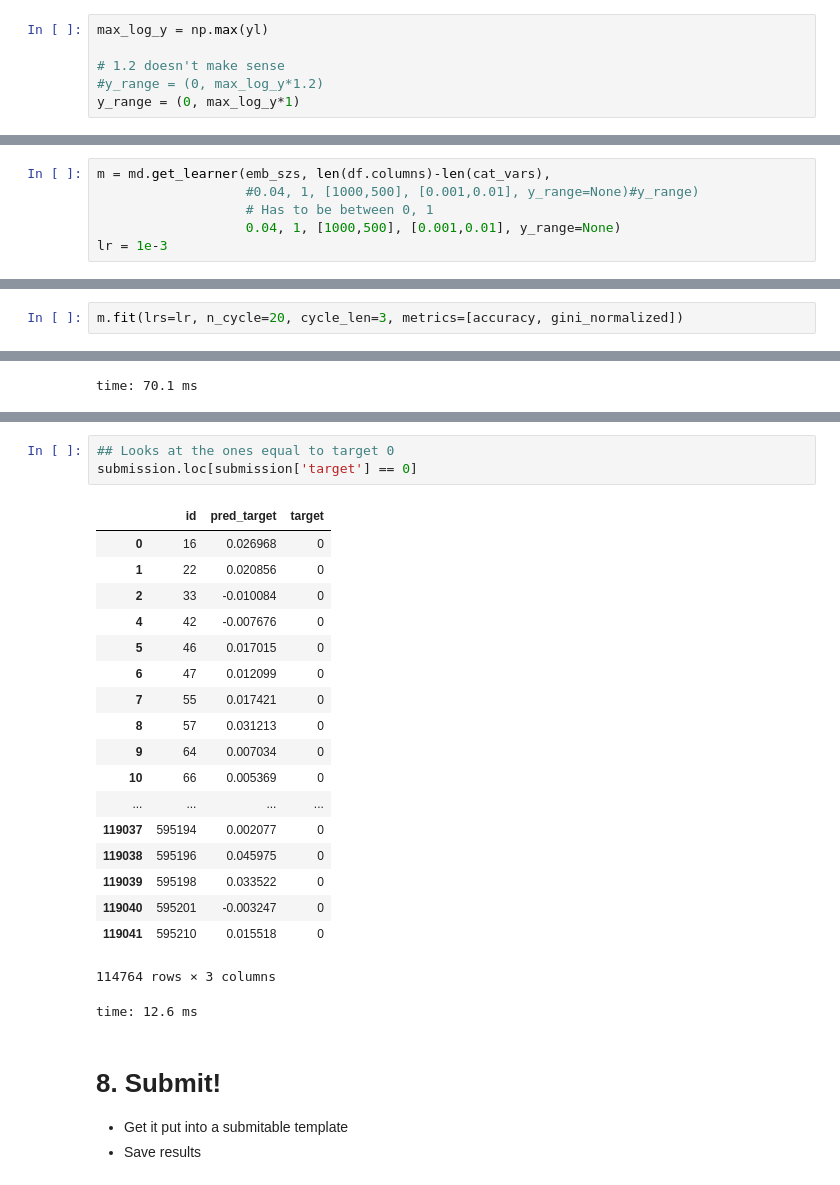
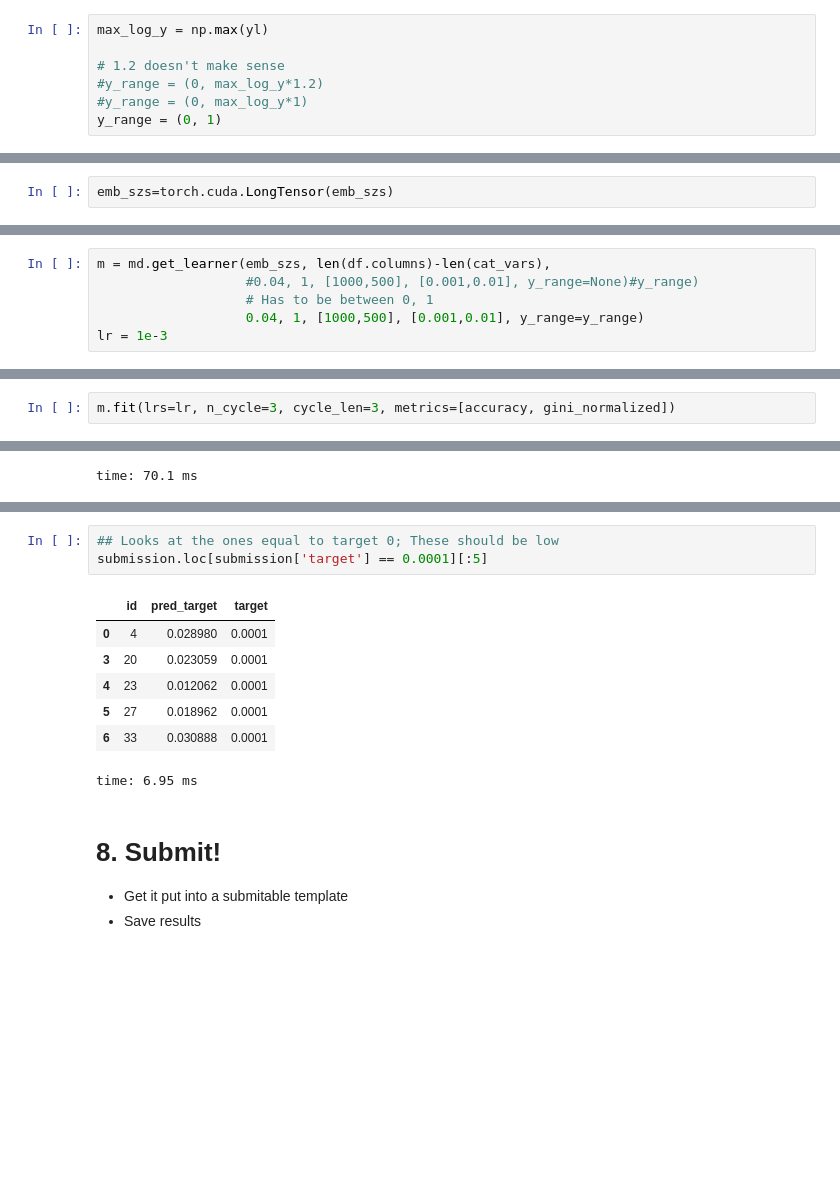
Before and after one commit to jamesdietle/PortoDriver, a Jupyter notebook: Porto-seguro-safe-driver-prediction.ipynb, the cells around one changed output, grey strips where cells are left out. Drawn from its saved outputs; the diff is of its cells as text; blank space fills up the shorter version.

```diff
--- a/Porto-seguro-safe-driver-prediction.ipynb
+++ b/Porto-seguro-safe-driver-prediction.ipynb
@@ -415,5 +385,6 @@ max_log_y = np.max(yl)
 
 # 1.2 doesn't make sense
 #y_range = (0, max_log_y*1.2)
-y_range = (0, max_log_y*1)
+#y_range = (0, max_log_y*1)
+y_range = (0, 1)
 # %% [output]
@@ -473,0 +445,2 @@ time: 1.32 ms
+# %%
+emb_szs=torch.cuda.LongTensor(emb_szs)
@@ -475,6 +461,6 @@ time: 1.32 ms
 m = md.get_learner(emb_szs, len(df.columns)-len(cat_vars),
                    #0.04, 1, [1000,500], [0.001,0.01], y_range=None)#y_range)
                    # Has to be between 0, 1
-                   0.04, 1, [1000,500], [0.001,0.01], y_range=None)
+                   0.04, 1, [1000,500], [0.001,0.01], y_range=y_range)
 lr = 1e-3
 # %% [output]
@@ -504,5 +491,5 @@ time: 708 µs
 # %%
-m.fit(lrs=lr, n_cycle=20, cycle_len=3, metrics=[accuracy, gini_normalized])
+m.fit(lrs=lr, n_cycle=3, cycle_len=3, metrics=[accuracy, gini_normalized])
 # %% [output]
 Failed to display Jupyter Widget of type HBox.
 If you're reading this message in the Jupyter Notebook or JupyterLab Notebook, it may mean that the widgets JavaScript is still loading. If this message persists, it likely means that the widgets Java ...
@@ -657,26 +609,14 @@ time: 11.4 ms
 # %%
-## Looks at the ones equal to target 0
-submission.loc[submission['target'] == 0]
+## Looks at the ones equal to target 0; These should be low
+submission.loc[submission['target'] == 0.0001][:5]
 # %% [output]
 |  | id | pred_target | target |
-| 0 | 16 | 0.026968 | 0 |
-| 1 | 22 | 0.020856 | 0 |
-| 2 | 33 | -0.010084 | 0 |
-| 4 | 42 | -0.007676 | 0 |
-| 5 | 46 | 0.017015 | 0 |
-| 6 | 47 | 0.012099 | 0 |
-| 7 | 55 | 0.017421 | 0 |
-| 8 | 57 | 0.031213 | 0 |
-| 9 | 64 | 0.007034 | 0 |
-| 10 | 66 | 0.005369 | 0 |
-| ... | ... | ... | ... |
-| 119037 | 595194 | 0.002077 | 0 |
-| 119038 | 595196 | 0.045975 | 0 |
-| 119039 | 595198 | 0.033522 | 0 |
-| 119040 | 595201 | -0.003247 | 0 |
-| 119041 | 595210 | 0.015518 | 0 |
+| 0 | 4 | 0.028980 | 0.0001 |
+| 3 | 20 | 0.023059 | 0.0001 |
+| 4 | 23 | 0.012062 | 0.0001 |
+| 5 | 27 | 0.018962 | 0.0001 |
+| 6 | 33 | 0.030888 | 0.0001 |
-114764 rows × 3 columns
+time: 6.95 ms
-time: 12.6 ms
 # %% [markdown]
 # 8. Submit!
 - Get it put into a submitable template
```
Also changed, not shown: parts of 69 cells of this notebook.
